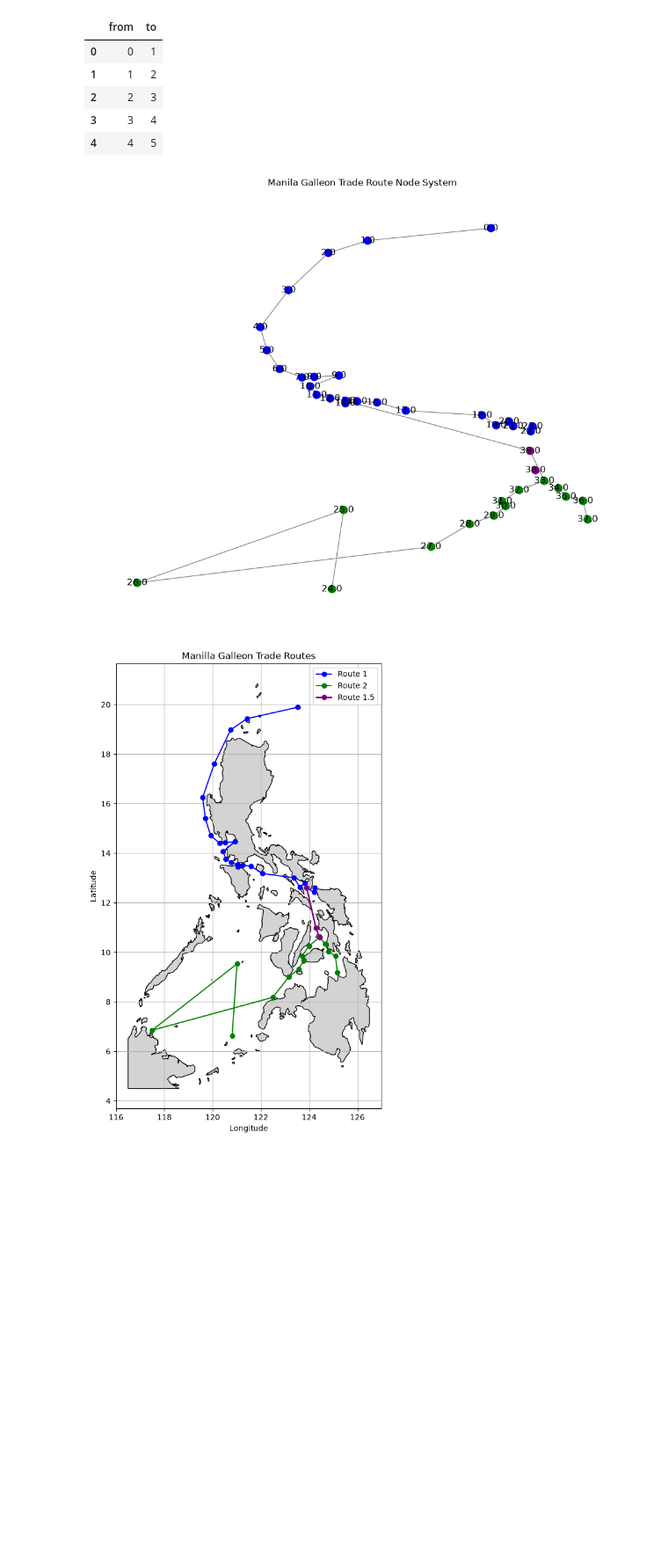
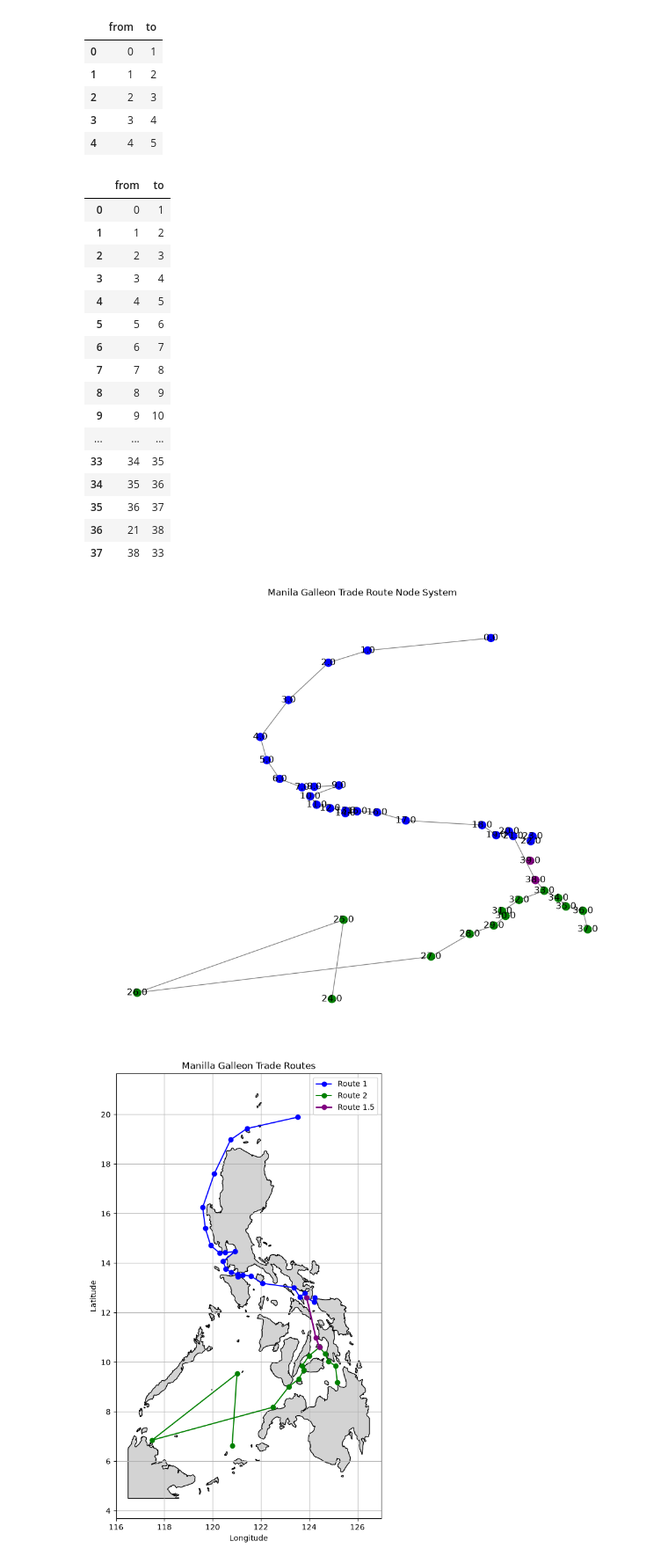
Before and after one commit to mrtnzram/InvestigatingEvolutionaryDriftInThePhilippines, a Jupyter notebook: python/waypointsystem.ipynb, the cells around one changed output. Shown at 88% size. Cells and saved outputs as stored; diff of their text form; code cells hidden in the pictures; blank space fills up the shorter version.

```diff
--- a/python/waypointsystem.ipynb
+++ b/python/waypointsystem.ipynb
@@ -10,13 +10,11 @@ import matplotlib.pyplot as plt
 
 # Data
 route = [1,1,1,1,1,1,1,1,1,1,1,1,1,1,1,1,1,1,1,1,1,1,1,
-         1,2,2,2,2,2,2,2,2,2,2,2,2,2,2,1.5,
-         3]
+         1,2,2,2,2,2,2,2,2,2,2,2,2,2,2,1.5,]
 latitude = [19.89,19.43,18.98,17.61,16.25,15.4,14.71,14.40,14.42,14.47,14.07,13.76,13.63,13.54,13.45,13.52,13.48,13.18,13.01,12.64,12.78,12.61,12.42,12.6,
-            6.62,9.53,6.85,8.18,9.01,9.32,9.67,9.85,10.26,10.60,10.33,10.02,9.86,9.18,10.99,11.70,
-            ]
+            6.62,9.53,6.85,8.18,9.01,9.32,9.67,9.85,10.26,10.60,10.33,10.02,9.86,9.18,10.99,11]
 longitude = [123.52,121.42,120.75,120.07,119.59,119.7,119.92,120.3,120.51,120.93,120.44,120.55,120.78,121.04,121.04,121.24,121.58,122.07,123.37,123.61,123.83,123.90,124.20,124.23,
-             120.81,121.01,117.49,122.50,123.16,123.57,123.77,123.71,124.00,124.43,124.67,124.80,125.09,125.17,124.28,124.19,]
+             120.81,121.01,117.49,122.50,123.16,123.57,123.77,123.71,124.00,124.43,124.67,124.80,125.09,125.17,124.28,]
 
 # Split by route
 route1_lats = [lat for lat, r in zip(latitude, route) if r == 1]
@@ -85,10 +83,12 @@ edges += [{"from": route1_ids[i], "to": route1_ids[i+1]} for i in range(len(rout
 route2_ids = [i for i, r in enumerate(route) if r == 2]
 edges += [{"from": route2_ids[i], "to": route2_ids[i+1]} for i in range(len(route2_ids)-1)]
 
-# Connector path: Route 1 pt 14 → Route 1.5 → Route 2 pt 10
+# Connector path: Route 1 pt 22 → Route 1.5 → Route 2 pt 10
+node_15 = [i for i, r in enumerate(route) if r == 1.5][0]   # resolve by route, not position
+
 edges += [
-    {"from": route1_ids[13], "to": len(route)-1},  # 1.5 is last point
-    {"from": len(route)-1, "to": route2_ids[9]}
+    {"from": route1_ids[21], "to": node_15},   # index 21 == the point cell 1 plots
+    {"from": node_15, "to": route2_ids[9]}
 ]
 
 edges_df = pd.DataFrame(edges)
@@ -100,6 +100,26 @@ edges_df.head()
 | 2 | 2 | 3 |
 | 3 | 3 | 4 |
 | 4 | 4 | 5 |
+# %%
+edges_df
+# %% [output]
+|  | from | to |
+| 0 | 0 | 1 |
+| 1 | 1 | 2 |
+| 2 | 2 | 3 |
+| 3 | 3 | 4 |
+| 4 | 4 | 5 |
+| 5 | 5 | 6 |
+| 6 | 6 | 7 |
+| 7 | 7 | 8 |
+| 8 | 8 | 9 |
+| 9 | 9 | 10 |
+| ... | ... | ... |
+| 33 | 34 | 35 |
+| 34 | 35 | 36 |
+| 35 | 36 | 37 |
+| 36 | 21 | 38 |
+| 37 | 38 | 33 |
 # %%
 world = gpd.read_file(r"/Users/ram/Library/CloudStorage/Box-Box/Ram_Ximena_Nicole/Indp Research Phillipine Languages/data/ne_10m_admin_0_countries/ne_10m_admin_0_countries.shp")
 countries = world[world['ADMIN'].isin(['Philippines', 'Malaysia'])]
@@ -139,7 +159,7 @@ plt.ylabel("Latitude")
 plt.grid(True)
 plt.show()
 # %% [output]
-[figure, old version]
+[figure, new version]
 # %%
 fig, ax = plt.subplots(figsize=(15, 10.5))
 
```
Also changed, not shown: 30 other files.
